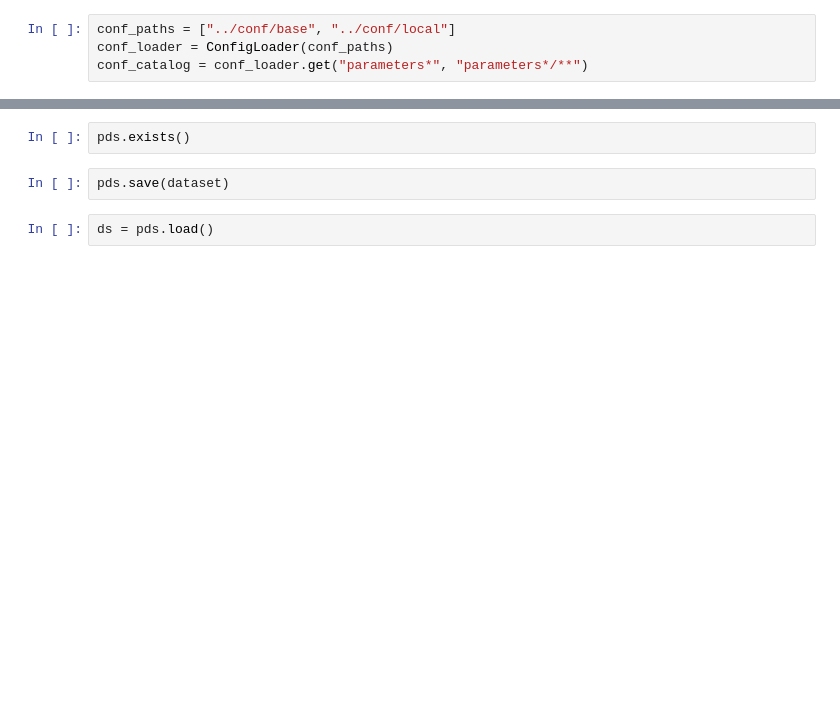
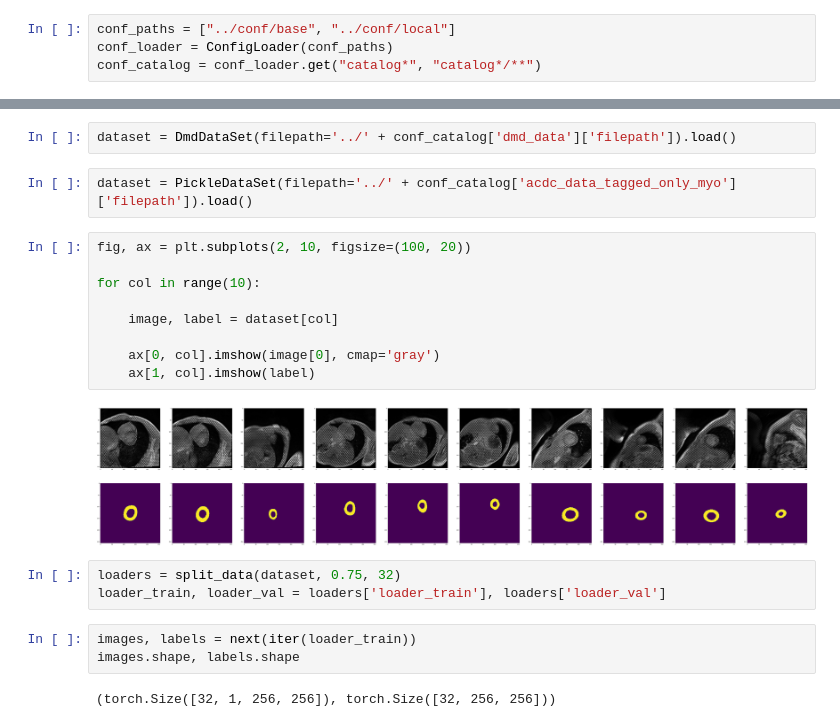
Before and after one commit to arnauddhaene/tagseg, a Jupyter notebook: notebooks/kedro_debug.ipynb, the cells around one changed output, grey strips where cells are left out. Saved outputs shown, nothing was run; the diff lists cells and outputs as text; blank space fills up the shorter version.

Commit message:
New: DMD loaders

```diff
--- a/notebooks/kedro_debug.ipynb
+++ b/notebooks/kedro_debug.ipynb
@@ -20,4 +15,4 @@ from kedro.config import ConfigLoader
 # %%
 conf_paths = ["../conf/base", "../conf/local"]
 conf_loader = ConfigLoader(conf_paths)
-conf_catalog = conf_loader.get("parameters*", "parameters*/**")
+conf_catalog = conf_loader.get("catalog*", "catalog*/**")
@@ -38,6 +19,23 @@ pds = PickleDataSet(filepath=f'../data/05_model_input/{filename}')
-# %%
-pds.exists()
-# %%
-pds.save(dataset)
-# %%
-ds = pds.load()
+# %%
+dataset = DmdDataSet(filepath='../' + conf_catalog['dmd_data']['filepath']).load()
+# %%
+dataset = PickleDataSet(filepath='../' + conf_catalog['acdc_data_tagged_only_myo']['filepath']).load()
+# %%
+fig, ax = plt.subplots(2, 10, figsize=(100, 20))
+
+for col in range(10):
+
+    image, label = dataset[col]
+
+    ax[0, col].imshow(image[0], cmap='gray')
+    ax[1, col].imshow(label)
+# %% [output]
+[figure, added]
+# %%
+loaders = split_data(dataset, 0.75, 32)
+loader_train, loader_val = loaders['loader_train'], loaders['loader_val']
+# %%
+images, labels = next(iter(loader_train))
+images.shape, labels.shape
+# %% [output]
+(torch.Size([32, 1, 256, 256]), torch.Size([32, 256, 256]))
```
Also changed, not shown: parts of 10 cells of this notebook, 17 other files.
